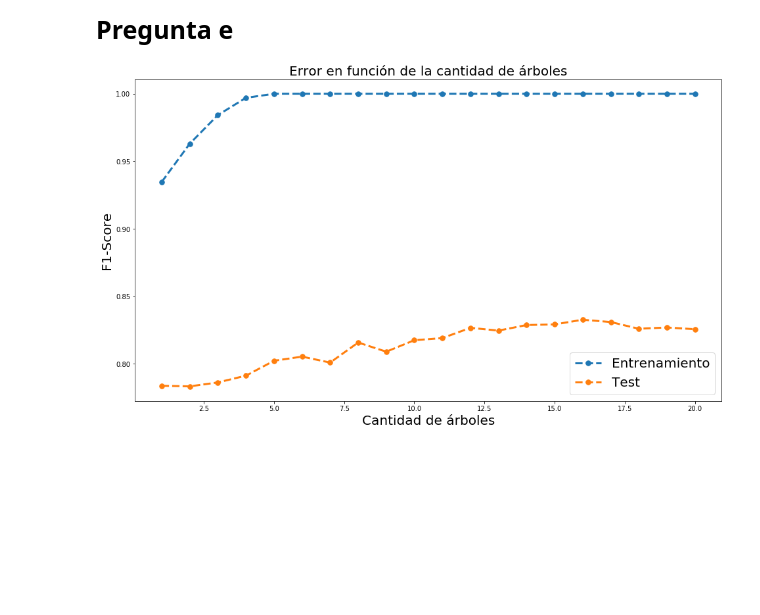
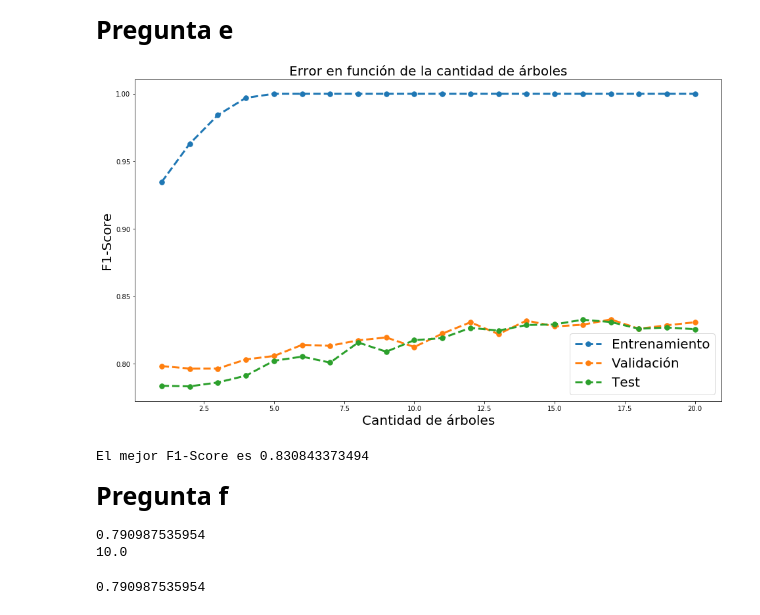
Before and after one commit to Sitrico/ML-T3, a Jupyter notebook: Laboratorio 3 - Parte 3.ipynb, the cells around one changed output. Cells and saved outputs as stored; diff of their text form; code cells hidden in the pictures; blank space fills up the shorter version.

```diff
--- a/Laboratorio 3 - Parte 3.ipynb
+++ b/Laboratorio 3 - Parte 3.ipynb
@@ -114,6 +114,7 @@ from sklearn.ensemble import RandomForestClassifier
 
 eTest = list()
 eTrain = list()
+eVal = list()
 
 maxArboles = 21
 
@@ -126,10 +127,12 @@ for i in range(1, maxArboles):
 
     #Se predice el entrenamiento y el test
     y_pred_train = model.predict(X_train)
+    y_pred_val = model.predict(X_val)
     y_pred_test = model.predict(X_test)
 
     #Se guardan los errores
     eTrain.append(f1_score(y_train, y_pred_train))
+    eVal.append(f1_score(y_val, y_pred_val))
     eTest.append(f1_score(y_test, y_pred_test))
 
 plt.figure(figsize = (16, 9))
@@ -138,11 +141,14 @@ grosor = 3
 tamañopto = 15
 
 plt.plot( [i for i in range(1, maxArboles)] , eTrain, ".--", linewidth = grosor, markersize = tamañopto)
+plt.plot( [i for i in range(1, maxArboles)] , eVal, ".--", linewidth = grosor, markersize = tamañopto)
 plt.plot( [i for i in range(1, maxArboles)], eTest, ".--", linewidth = grosor, markersize = tamañopto)
-plt.legend(["Entrenamiento", "Test"], prop={'size': 20})
+plt.legend(["Entrenamiento", "Validación" ,  "Test"], prop={'size': 20})
 plt.title('Error en función de la cantidad de árboles', fontsize=20)
 plt.xlabel("Cantidad de árboles", fontsize=20)
 plt.ylabel("F1-Score", fontsize=20)
 
 plt.show()
+
+print("El mejor F1-Score es",eTest[eVal.index(max(eVal))] )
 # %% [output]
@@ -156,37 +163,93 @@ from sklearn.ensemble import AdaBoostClassifier
 
 eTest = list()
 eTrain = list()
+eVal = list()
 
 maxArboles = 21
 
 #Se procede a calcularlos errores en funcion de la cantidad de árboles
 for i in range(1, maxArboles):
 
-    model = AdaBoostClassifier(base_estimator=Tree(max_depth=mejorProfundidad), n_estimators= i, random_state = 0)
+    model = AdaBoostClassifier(base_estimator=Tree(max_depth=mejorProfundidad, random_state = 0), n_estimators= i, random_state = 0)
 
     #Se entrena el modelo, notar que se transforma la matriz columna y a un vector fila
     model.fit(X_train, y_train.reshape(y_train.shape[0]))
 
     #Se predice el entrenamiento y el test
     y_pred_train = model.predict(X_train)
+    y_pred_val = model.predict(X_val)
     y_pred_test = model.predict(X_test)
 
     #Se guardan los errores
     eTrain.append(f1_score(y_train, y_pred_train))
+    eVal.append(f1_score(y_val, y_pred_val))
     eTest.append(f1_score(y_test, y_pred_test))
 
 plt.figure(figsize = (16, 9))
 
 grosor = 3
 tamañopto = 15
 
 plt.plot( [i for i in range(1, maxArboles)] , eTrain, ".--", linewidth = grosor, markersize = tamañopto)
+plt.plot( [i for i in range(1, maxArboles)] , eVal, ".--", linewidth = grosor, markersize = tamañopto)
 plt.plot( [i for i in range(1, maxArboles)], eTest, ".--", linewidth = grosor, markersize = tamañopto)
-plt.legend(["Entrenamiento", "Test"], prop={'size': 20})
+plt.legend(["Entrenamiento", "Validación" ,  "Test"], prop={'size': 20})
 plt.title('Error en función de la cantidad de árboles', fontsize=20)
 plt.xlabel("Cantidad de árboles", fontsize=20)
 plt.ylabel("F1-Score", fontsize=20)
 
 plt.show()
+
+print("El mejor F1-Score es",eTest[eVal.index(max(eVal))] )
 # %% [output]
-[figure, old version]
+[figure, new version]
+El mejor F1-Score es 0.830843373494
+# %% [markdown]
+<p style="font-size: 25px; line-height: 135%;}">
+<b>Pregunta f</b>
+</p>
+# %%
+from sklearn.svm import SVC as SVM #SVC is for classification
+
+mayor = -1
+
+espacio = np.logspace(1, 10, num=10)
+
+for i in espacio:
+    model= SVM()
+    model.set_params(C=i)
+    model.fit(X_train,y_train.reshape(y_train.shape[0]))
+    y_pred_val = model.predict(X_val)
+    score = f1_score(y_val, y_pred_val)
+
+    if score > mayor:
+        mayor = score
+        mejorC = i
+
+model= SVM()
+model.set_params(C=mejorC)
+model.fit(X_train,y_train.reshape(y_train.shape[0]))
+
+y_pred_test = model.predict(X_test)
+score = f1_score(y_test, y_pred_test)
+print(score)
+print(mejorC)
+# %% [output]
+0.790987535954
+10.0
+# %%
+from sklearn.preprocessing import RobustScaler
+rbs = RobustScaler()
+rbs.fit(X_train)
+X_tr = rbs.transform(X_train)
+X_ts = rbs.transform(X_test)
+
+model= SVM()
+model.set_params(C=mejorC)
+model.fit(X_train,y_train.reshape(y_train.shape[0]))
+
+y_pred_test = model.predict(X_test)
+score = f1_score(y_test, y_pred_test)
+print(score)
+# %% [output]
+0.790987535954
```
Also changed, not shown: parts of 3 cells of this notebook.
